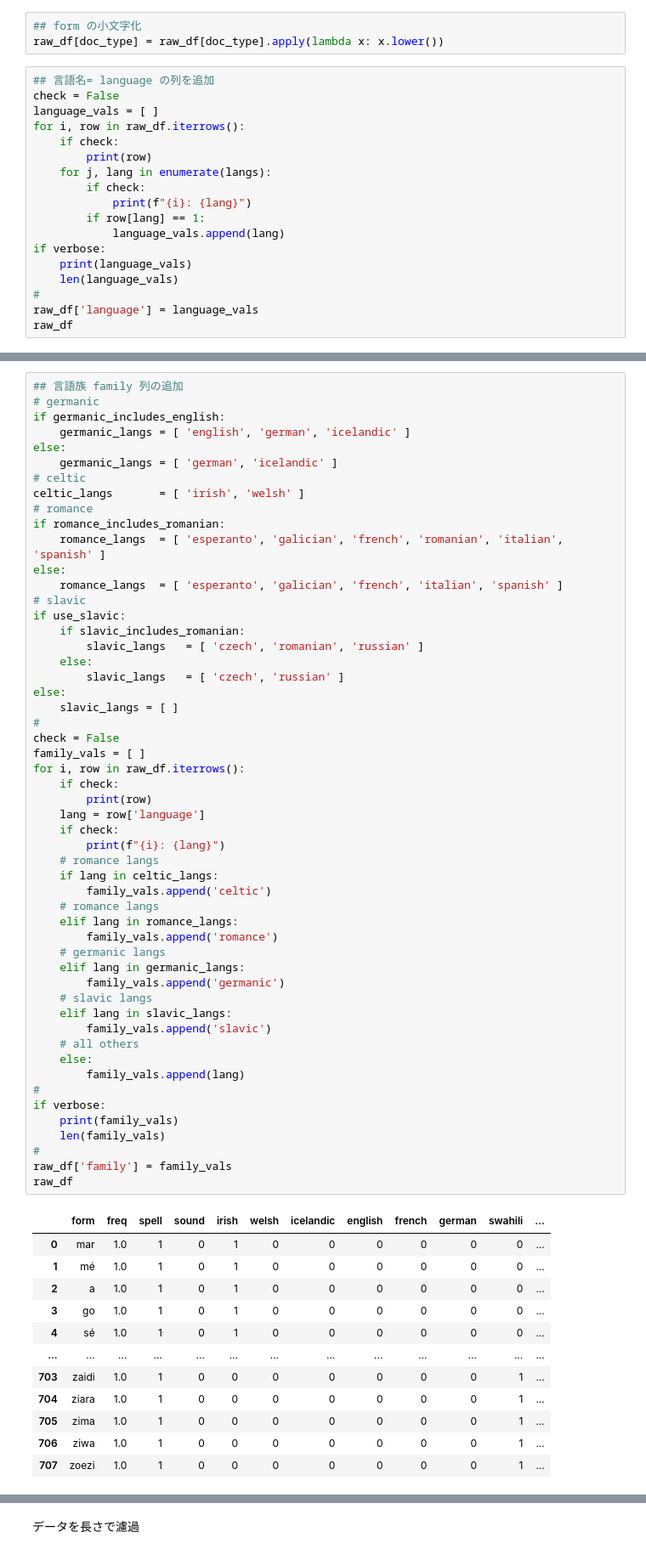
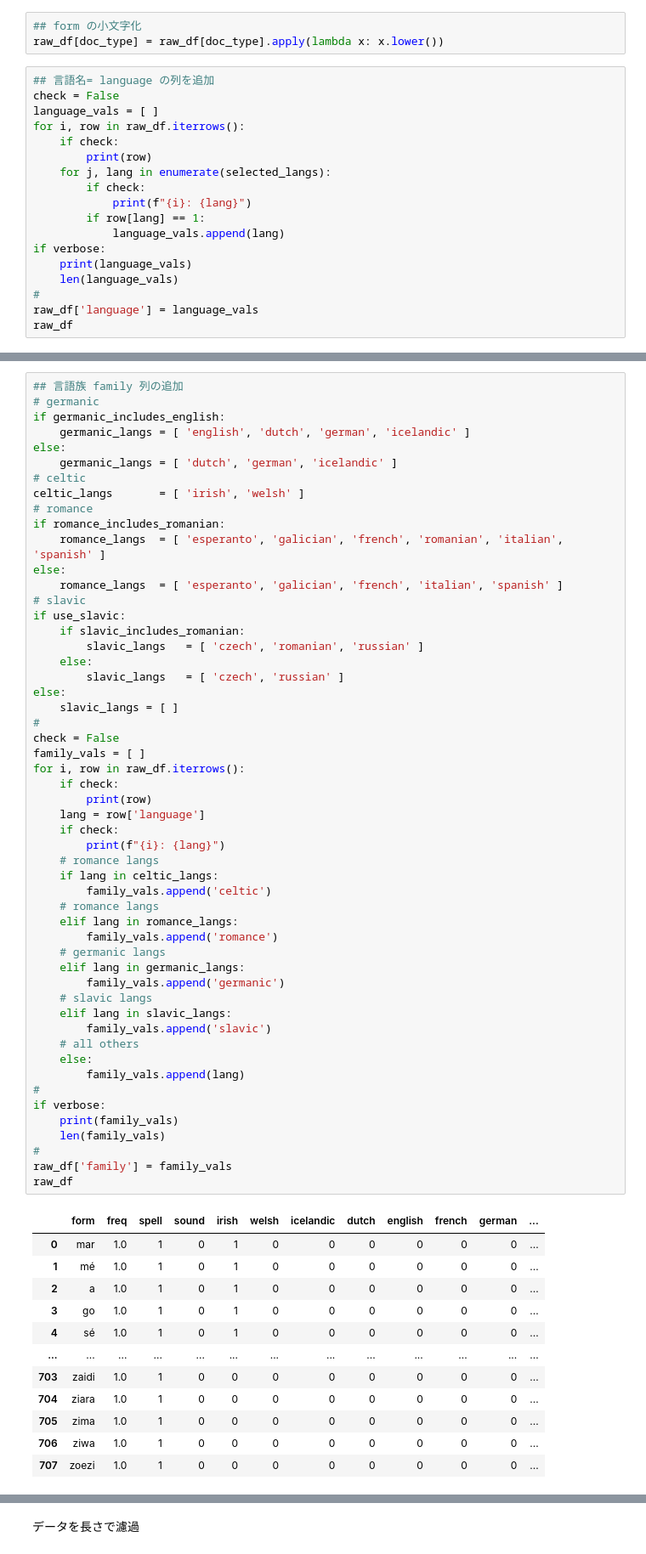
Before and after one commit to kow-k/LDA-spell-sound-typology, a Jupyter notebook: LDA-spell-sound.ipynb, the cells around one changed output, grey strips where cells are left out. Shown at 85% size. Cells and saved outputs as stored; diff of their text form.

```diff
--- a/LDA-spell-sound.ipynb
+++ b/LDA-spell-sound.ipynb
@@ -241,7 +243,7 @@ language_vals = [ ]
 for i, row in raw_df.iterrows():
     if check:
         print(row)
-    for j, lang in enumerate(langs):
+    for j, lang in enumerate(selected_langs):
         if check:
             print(f"{i}: {lang}")
         if row[lang] == 1:
@@ -270,9 +272,9 @@ raw_df
 ## 言語族 family 列の追加
 # germanic
 if germanic_includes_english:
-    germanic_langs = [ 'english', 'german', 'icelandic' ]
+    germanic_langs = [ 'english', 'dutch', 'german', 'icelandic' ]
 else:
-    germanic_langs = [ 'german', 'icelandic' ]
+    germanic_langs = [ 'dutch', 'german', 'icelandic' ]
 # celtic
 celtic_langs       = [ 'irish', 'welsh' ]
 # romance
@@ -293,42 +295,42 @@ check = False
 family_vals = [ ]
 for i, row in raw_df.iterrows():
     if check:
         print(row)
     lang = row['language']
     if check:
         print(f"{i}: {lang}")
     # romance langs
     if lang in celtic_langs:
         family_vals.append('celtic')
     # romance langs
     elif lang in romance_langs:
         family_vals.append('romance')
     # germanic langs
     elif lang in germanic_langs:
         family_vals.append('germanic')
     # slavic langs
     elif lang in slavic_langs:
         family_vals.append('slavic')
     # all others
     else:
         family_vals.append(lang)
 #
 if verbose:
     print(family_vals)
     len(family_vals)
 #
 raw_df['family'] = family_vals
 raw_df
 # %% [output]
-|  | form | freq | spell | sound | irish | welsh | icelandic | english | french | german | swahili | ... |
+|  | form | freq | spell | sound | irish | welsh | icelandic | dutch | english | french | german | ... |
 | 0 | mar | 1.0 | 1 | 0 | 1 | 0 | 0 | 0 | 0 | 0 | 0 | ... |
 | 1 | mé | 1.0 | 1 | 0 | 1 | 0 | 0 | 0 | 0 | 0 | 0 | ... |
 | 2 | a | 1.0 | 1 | 0 | 1 | 0 | 0 | 0 | 0 | 0 | 0 | ... |
 | 3 | go | 1.0 | 1 | 0 | 1 | 0 | 0 | 0 | 0 | 0 | 0 | ... |
 | 4 | sé | 1.0 | 1 | 0 | 1 | 0 | 0 | 0 | 0 | 0 | 0 | ... |
 | ... | ... | ... | ... | ... | ... | ... | ... | ... | ... | ... | ... | ... |
-| 703 | zaidi | 1.0 | 1 | 0 | 0 | 0 | 0 | 0 | 0 | 0 | 1 | ... |
-| 704 | ziara | 1.0 | 1 | 0 | 0 | 0 | 0 | 0 | 0 | 0 | 1 | ... |
-| 705 | zima | 1.0 | 1 | 0 | 0 | 0 | 0 | 0 | 0 | 0 | 1 | ... |
-| 706 | ziwa | 1.0 | 1 | 0 | 0 | 0 | 0 | 0 | 0 | 0 | 1 | ... |
-| 707 | zoezi | 1.0 | 1 | 0 | 0 | 0 | 0 | 0 | 0 | 0 | 1 | ... |
+| 703 | zaidi | 1.0 | 1 | 0 | 0 | 0 | 0 | 0 | 0 | 0 | 0 | ... |
+| 704 | ziara | 1.0 | 1 | 0 | 0 | 0 | 0 | 0 | 0 | 0 | 0 | ... |
+| 705 | zima | 1.0 | 1 | 0 | 0 | 0 | 0 | 0 | 0 | 0 | 0 | ... |
+| 706 | ziwa | 1.0 | 1 | 0 | 0 | 0 | 0 | 0 | 0 | 0 | 0 | ... |
+| 707 | zoezi | 1.0 | 1 | 0 | 0 | 0 | 0 | 0 | 0 | 0 | 0 | ... |
```
Also changed, not shown: parts of 38 cells of this notebook.
